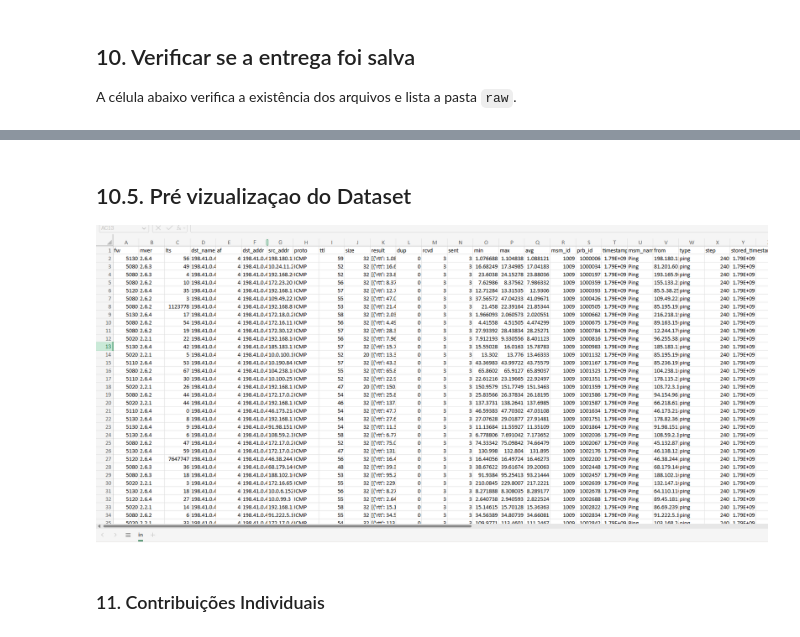
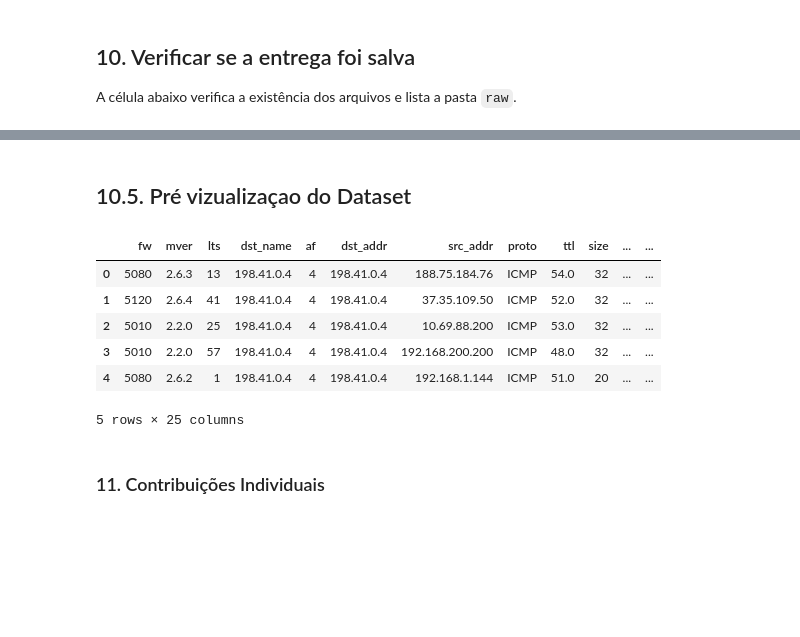
Before and after one commit to brunoalves2506/Modelo-preditivo---Projeto-Acad-mico---4-Semestre, a Jupyter notebook: notebook/coleta_de_dados.ipynb, the cells around one changed output, grey strips where cells are left out. Drawn from its saved outputs; the diff is of its cells as text; code cells hidden in the pictures; blank space fills up the shorter version.

```diff
--- a/notebook/coleta_de_dados.ipynb
+++ b/notebook/coleta_de_dados.ipynb
@@ -377,7 +381,16 @@ NameError: name 'caminho_json' is not defined
 # %% [markdown]
 ## 10.5. Pré vizualizaçao do Dataset
-
-![image.png](attachment:image.png)
+# %%
+df = pd.read_csv(caminho_tabela, encoding="utf-8")
+df.head()
+# %% [output]
+|  | fw | mver | lts | dst_name | af | dst_addr | src_addr | proto | ttl | size | ... | ... |
+| 0 | 5080 | 2.6.3 | 13 | 198.41.0.4 | 4 | 198.41.0.4 | 188.75.184.76 | ICMP | 54.0 | 32 | ... | ... |
+| 1 | 5120 | 2.6.4 | 41 | 198.41.0.4 | 4 | 198.41.0.4 | 37.35.109.50 | ICMP | 52.0 | 32 | ... | ... |
+| 2 | 5010 | 2.2.0 | 25 | 198.41.0.4 | 4 | 198.41.0.4 | 10.69.88.200 | ICMP | 53.0 | 32 | ... | ... |
+| 3 | 5010 | 2.2.0 | 57 | 198.41.0.4 | 4 | 198.41.0.4 | 192.168.200.200 | ICMP | 48.0 | 32 | ... | ... |
+| 4 | 5080 | 2.6.2 | 1 | 198.41.0.4 | 4 | 198.41.0.4 | 192.168.1.144 | ICMP | 51.0 | 20 | ... | ... |
+5 rows × 25 columns
 # %% [markdown]
 ### 11. Contribuições Individuais
 # %% [markdown]
```
Also changed, not shown: parts of 8 cells of this notebook, 13 other files.
